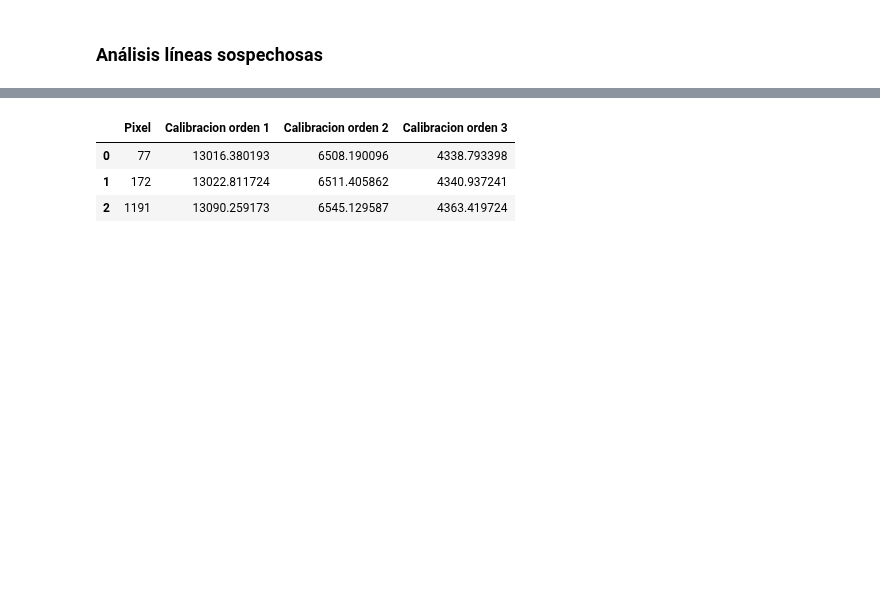
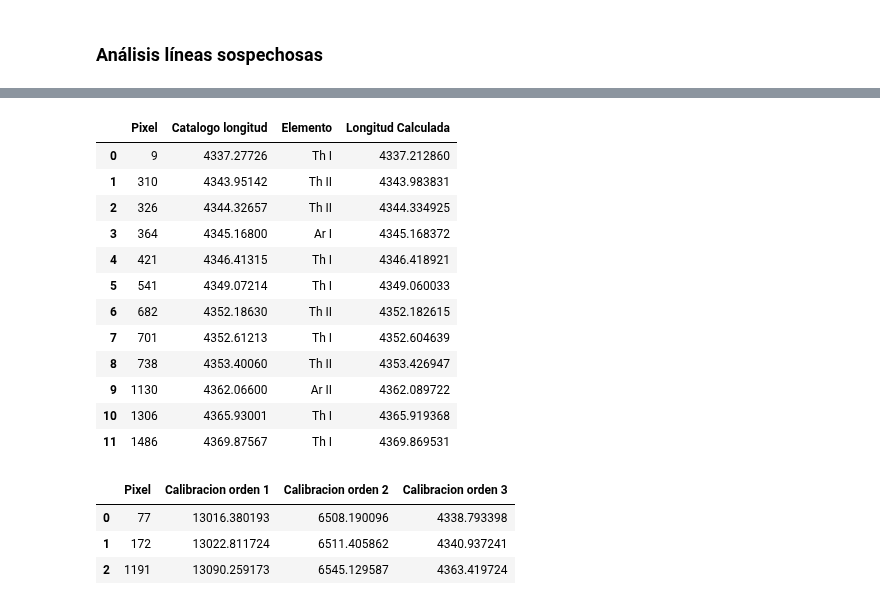
Before and after one commit to ccuellarn/Torium-Operation, a Jupyter notebook: Data/Th 6520/Analisis_6520.ipynb, the cells around one changed output, grey strips where cells are left out. Cells and saved outputs as stored; diff of their text form; code cells hidden in the pictures; blank space fills up the shorter version.

```diff
--- a/Data/Th 6520/Analisis_6520.ipynb
+++ b/Data/Th 6520/Analisis_6520.ipynb
@@ -401,13 +402,27 @@ LineasSos
 # %%
-# # Por si se necesita quitar algun elemento None del dataframe .drop([2],axis=0).reset_index(drop=True)
-# LineasSos['Catalogo longitud'] = []
-# LineasSos['Elemento'] = []
-# LineasSos['Longitud Calculada'] = []
-# LineasSos = LineasSos.drop(['Catalogo longitud orden 1','Catalogo longitud orden 3', 'Calibracion orden 1', 'Calibracion orden 3','Elemento orden 1','Elemento orden 3', 'Calibracion orden 2'], axis=1)
+# Por si se necesita quitar algun elemento None del dataframe .drop([2],axis=0).reset_index(drop=True)
+LineasSos['Catalogo longitud'] = LineasSos['Catalogo longitud orden 3']
+LineasSos['Elemento'] = LineasSos['Elemento orden 3']
+LineasSos['Longitud Calculada'] = LineasSos['Calibracion orden 3']
+LineasSos = LineasSos.drop(['Residuos orden 1','Residuos orden 3','Catalogo longitud orden 1','Catalogo longitud orden 3', 'Calibracion orden 1', 'Calibracion orden 3','Elemento orden 1','Elemento orden 3', 'Calibracion orden 2'], axis=1)
 
-# LineasSos
+LineasSos
 # # #Código para imprimir la tabla de latex
 # # #print(LineasSos.to_latex(index=False))
+# %% [output]
+|  | Pixel | Catalogo longitud | Elemento | Longitud Calculada |
+| 0 | 9 | 4337.27726 | Th I | 4337.212860 |
+| 1 | 310 | 4343.95142 | Th II | 4343.983831 |
+| 2 | 326 | 4344.32657 | Th II | 4344.334925 |
+| 3 | 364 | 4345.16800 | Ar I | 4345.168372 |
+| 4 | 421 | 4346.41315 | Th I | 4346.418921 |
+| 5 | 541 | 4349.07214 | Th I | 4349.060033 |
+| 6 | 682 | 4352.18630 | Th II | 4352.182615 |
+| 7 | 701 | 4352.61213 | Th I | 4352.604639 |
+| 8 | 738 | 4353.40060 | Th II | 4353.426947 |
+| 9 | 1130 | 4362.06600 | Ar II | 4362.089722 |
+| 10 | 1306 | 4365.93001 | Th I | 4365.919368 |
+| 11 | 1486 | 4369.87567 | Th I | 4369.869531 |
 # %%
 #Lineas que aparecen en el espectro y no son sospechosas
 LineasSos_1_ = LineasSus(Pixesp_1,param)
```
Also changed, not shown: parts of 3 cells of this notebook, 2 other files.
